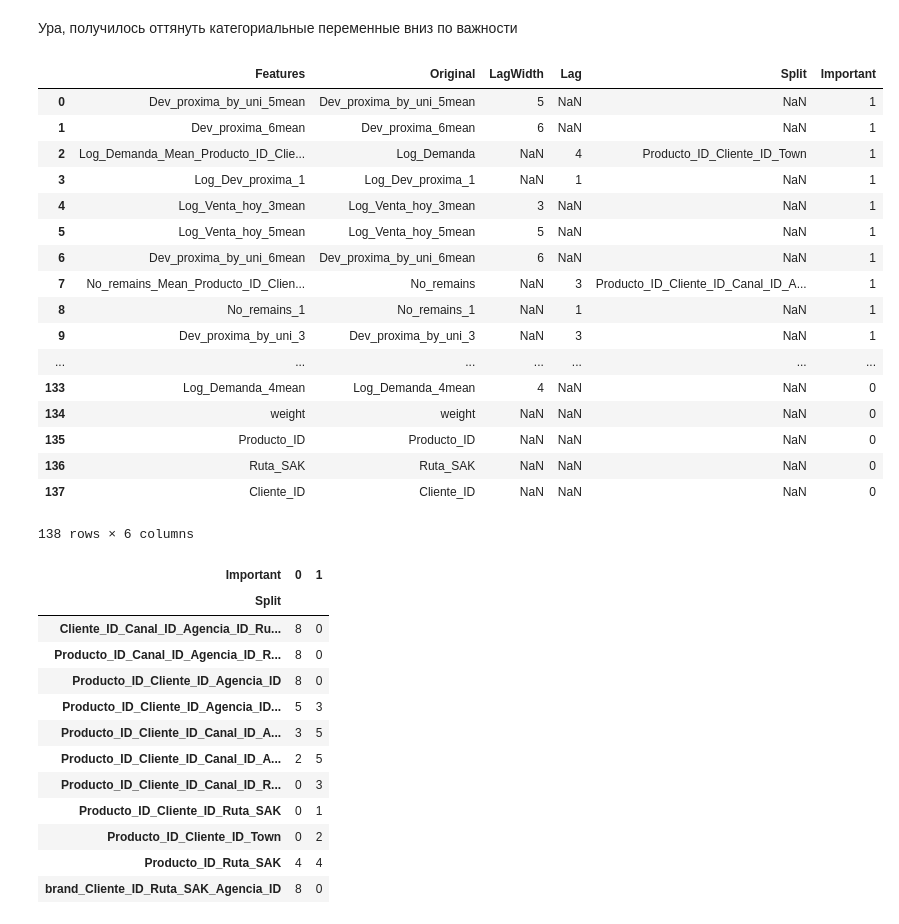
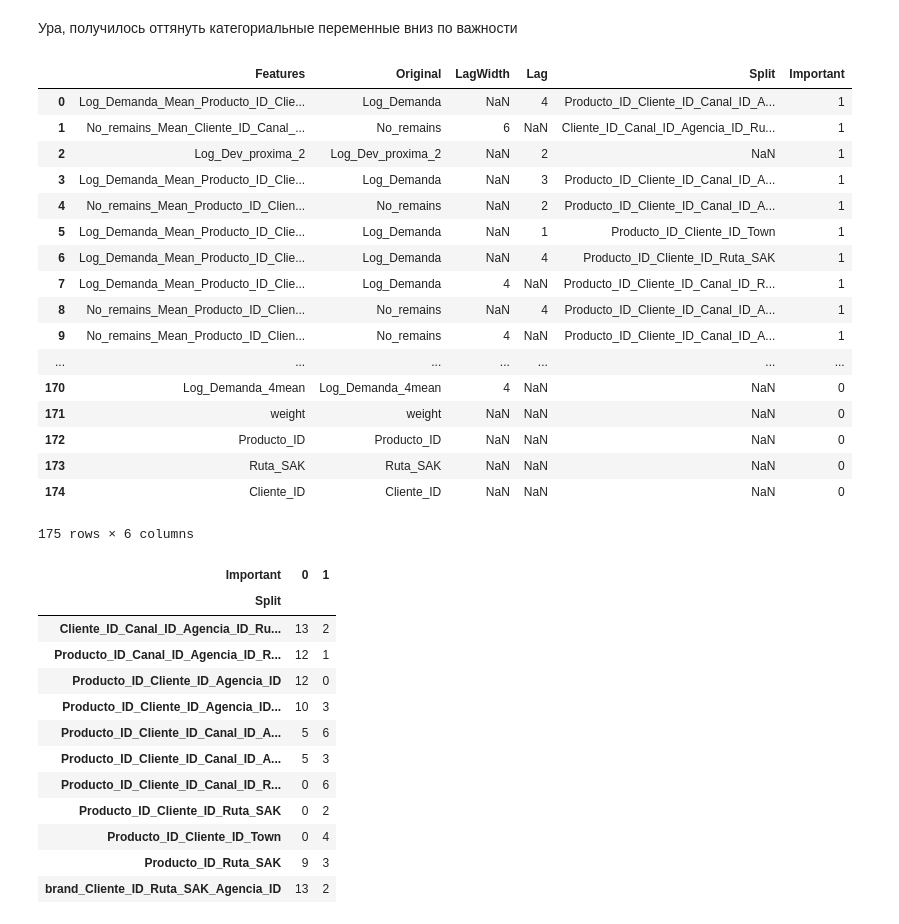
Before and after one commit to ValIlya/KB, a Jupyter notebook: releases/release_v02/how_to_find_strong_features.ipynb, the cells around one changed output. Cells and saved outputs as stored; diff of their text form; code cells hidden in the pictures.

```diff
--- a/releases/release_v02/how_to_find_strong_features.ipynb
+++ b/releases/release_v02/how_to_find_strong_features.ipynb
@@ -62,7 +62,7 @@ cur_week_feat = [u'Town', u'State', u'Venta_uni_hoy', u'Venta_hoy', u'Dev_uni_pr
 cur_week_feat = [x for x in cur_week_feat if x in data.columns]
 
 
-means_by_split = [x for x in data.columns if 'Mean' in x and not(x[-2] == '_' or x[-4:] == 'last')] #its mean, its not a lag
+means_by_split = [x for x in data.columns if 'Mean' in x and not(x[-2] == '_' or x[-4:] == 'mean')] #its mean, its not a lag
 print(means_by_split)
 data_for_model = data.drop(cur_week_feat + means_by_split, axis=1).set_index(u'Semana')
 
@@ -125,51 +125,51 @@ feat_imp.sort_values(ascending=False).to_csv('Splits_feature_importancies.csv')
 # %%
 def transformaton_types(feat_list):
     features = pd.DataFrame(feat_list, columns = ['Features'])
     features['Original'] = features['Features']
     features['LagWidth'] = features['Features'].str.extract('(\d)mean', expand=True)
-    features.loc[~features.LagWidth.isnull(), 'Original'] = features['Original'].str.replace('_(\d)last', '')
+    features.loc[~features.LagWidth.isnull(), 'Original'] = features['Original'].str.replace('_(\d)mean', '')
     features['Lag'] = features.loc[features.LagWidth.isnull(), 'Features'].str.extract('_(\d)', expand=True)
     features.loc[~features.Lag.isnull(), 'Original'] = features['Original'].str.replace('_(\d)', '')
     features['Split'] = features['Original'].apply(lambda f: f.split('_Mean_')[1] if '_Mean_' in f else np.nan)
     features['Original'] = features['Features'].apply(lambda f: f.split('_Mean_')[0])
     return features
 
 
 features = transformaton_types(feat_imp.index)
 features['Important'] = features['Features'].isin(feat_imp.head(50).index).astype(int)
 features
 # %% [output]
 |  | Features | Original | LagWidth | Lag | Split | Important |
-| 0 | Dev_proxima_by_uni_5mean | Dev_proxima_by_uni_5mean | 5 | NaN | NaN | 1 |
-| 1 | Dev_proxima_6mean | Dev_proxima_6mean | 6 | NaN | NaN | 1 |
-| 2 | Log_Demanda_Mean_Producto_ID_Clie... | Log_Demanda | NaN | 4 | Producto_ID_Cliente_ID_Town | 1 |
-| 3 | Log_Dev_proxima_1 | Log_Dev_proxima_1 | NaN | 1 | NaN | 1 |
-| 4 | Log_Venta_hoy_3mean | Log_Venta_hoy_3mean | 3 | NaN | NaN | 1 |
-| 5 | Log_Venta_hoy_5mean | Log_Venta_hoy_5mean | 5 | NaN | NaN | 1 |
-| 6 | Dev_proxima_by_uni_6mean | Dev_proxima_by_uni_6mean | 6 | NaN | NaN | 1 |
-| 7 | No_remains_Mean_Producto_ID_Clien... | No_remains | NaN | 3 | Producto_ID_Cliente_ID_Canal_ID_A... | 1 |
-| 8 | No_remains_1 | No_remains_1 | NaN | 1 | NaN | 1 |
-| 9 | Dev_proxima_by_uni_3 | Dev_proxima_by_uni_3 | NaN | 3 | NaN | 1 |
+| 0 | Log_Demanda_Mean_Producto_ID_Clie... | Log_Demanda | NaN | 4 | Producto_ID_Cliente_ID_Canal_ID_A... | 1 |
+| 1 | No_remains_Mean_Cliente_ID_Canal_... | No_remains | 6 | NaN | Cliente_ID_Canal_ID_Agencia_ID_Ru... | 1 |
+| 2 | Log_Dev_proxima_2 | Log_Dev_proxima_2 | NaN | 2 | NaN | 1 |
+| 3 | Log_Demanda_Mean_Producto_ID_Clie... | Log_Demanda | NaN | 3 | Producto_ID_Cliente_ID_Canal_ID_A... | 1 |
+| 4 | No_remains_Mean_Producto_ID_Clien... | No_remains | NaN | 2 | Producto_ID_Cliente_ID_Canal_ID_A... | 1 |
+| 5 | Log_Demanda_Mean_Producto_ID_Clie... | Log_Demanda | NaN | 1 | Producto_ID_Cliente_ID_Town | 1 |
+| 6 | Log_Demanda_Mean_Producto_ID_Clie... | Log_Demanda | NaN | 4 | Producto_ID_Cliente_ID_Ruta_SAK | 1 |
+| 7 | Log_Demanda_Mean_Producto_ID_Clie... | Log_Demanda | 4 | NaN | Producto_ID_Cliente_ID_Canal_ID_R... | 1 |
+| 8 | No_remains_Mean_Producto_ID_Clien... | No_remains | NaN | 4 | Producto_ID_Cliente_ID_Canal_ID_A... | 1 |
+| 9 | No_remains_Mean_Producto_ID_Clien... | No_remains | 4 | NaN | Producto_ID_Cliente_ID_Canal_ID_A... | 1 |
 | ... | ... | ... | ... | ... | ... | ... |
-| 133 | Log_Demanda_4mean | Log_Demanda_4mean | 4 | NaN | NaN | 0 |
-| 134 | weight | weight | NaN | NaN | NaN | 0 |
-| 135 | Producto_ID | Producto_ID | NaN | NaN | NaN | 0 |
-| 136 | Ruta_SAK | Ruta_SAK | NaN | NaN | NaN | 0 |
-| 137 | Cliente_ID | Cliente_ID | NaN | NaN | NaN | 0 |
+| 170 | Log_Demanda_4mean | Log_Demanda_4mean | 4 | NaN | NaN | 0 |
+| 171 | weight | weight | NaN | NaN | NaN | 0 |
+| 172 | Producto_ID | Producto_ID | NaN | NaN | NaN | 0 |
+| 173 | Ruta_SAK | Ruta_SAK | NaN | NaN | NaN | 0 |
+| 174 | Cliente_ID | Cliente_ID | NaN | NaN | NaN | 0 |
-138 rows × 6 columns
+175 rows × 6 columns
 # %%
 pd.crosstab(features.Split, features.Important)
 # %% [output]
 | Important | 0 | 1 |
 | Split |  |  |
-| Cliente_ID_Canal_ID_Agencia_ID_Ru... | 8 | 0 |
-| Producto_ID_Canal_ID_Agencia_ID_R... | 8 | 0 |
-| Producto_ID_Cliente_ID_Agencia_ID | 8 | 0 |
-| Producto_ID_Cliente_ID_Agencia_ID... | 5 | 3 |
-| Producto_ID_Cliente_ID_Canal_ID_A... | 3 | 5 |
-| Producto_ID_Cliente_ID_Canal_ID_A... | 2 | 5 |
-| Producto_ID_Cliente_ID_Canal_ID_R... | 0 | 3 |
-| Producto_ID_Cliente_ID_Ruta_SAK | 0 | 1 |
-| Producto_ID_Cliente_ID_Town | 0 | 2 |
-| Producto_ID_Ruta_SAK | 4 | 4 |
-| brand_Cliente_ID_Ruta_SAK_Agencia_ID | 8 | 0 |
+| Cliente_ID_Canal_ID_Agencia_ID_Ru... | 13 | 2 |
+| Producto_ID_Canal_ID_Agencia_ID_R... | 12 | 1 |
+| Producto_ID_Cliente_ID_Agencia_ID | 12 | 0 |
+| Producto_ID_Cliente_ID_Agencia_ID... | 10 | 3 |
+| Producto_ID_Cliente_ID_Canal_ID_A... | 5 | 6 |
+| Producto_ID_Cliente_ID_Canal_ID_A... | 5 | 3 |
+| Producto_ID_Cliente_ID_Canal_ID_R... | 0 | 6 |
+| Producto_ID_Cliente_ID_Ruta_SAK | 0 | 2 |
+| Producto_ID_Cliente_ID_Town | 0 | 4 |
+| Producto_ID_Ruta_SAK | 9 | 3 |
+| brand_Cliente_ID_Ruta_SAK_Agencia_ID | 13 | 2 |
```
Also changed, not shown: parts of 3 cells of this notebook.
